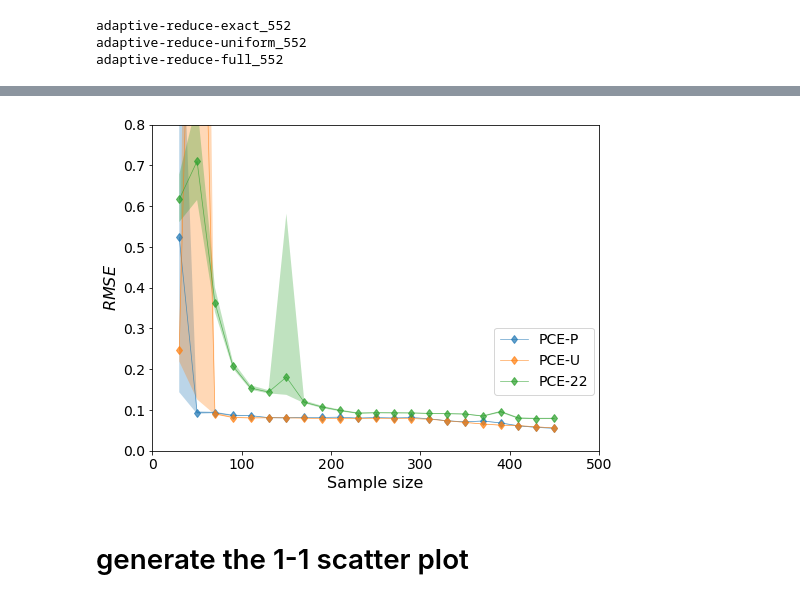
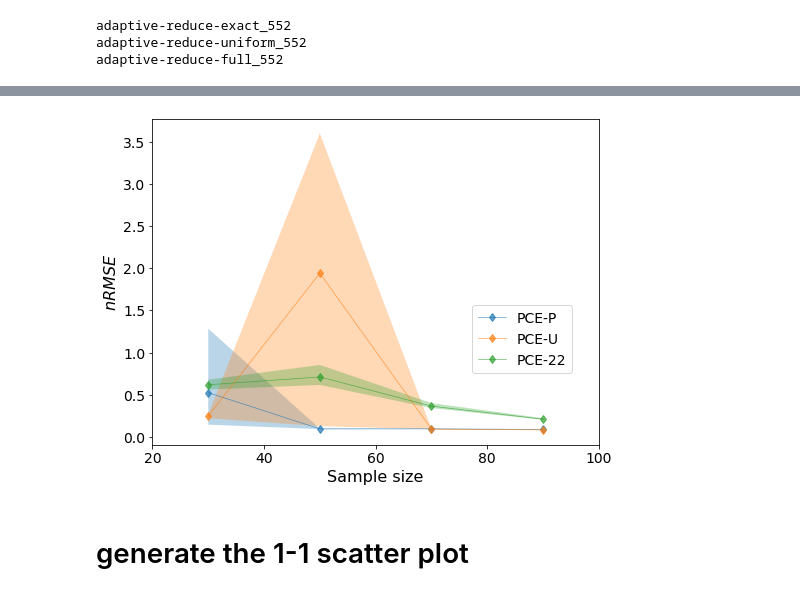
Before and after one commit to QianWanghhu/factor_fixing, a Jupyter notebook: qian_dev/PCE-performance.ipynb, the cells around one changed output, grey strips where cells are left out. Drawn from its saved outputs; the diff is of its cells as text; code cells hidden in the pictures.

Commit message:
Change the limit of y-axis for performance visualization

```diff
--- a/qian_dev/PCE-performance.ipynb
+++ b/qian_dev/PCE-performance.ipynb
@@ -72,26 +72,26 @@ df.tail(5)
 # %%
 # Plot RMSE vs sample size
 import matplotlib.ticker as mticker
 fig, axes = plt.subplots(nrows=1, ncols=1, sharey=True, figsize=(8, 6))
-index_plot = np.array(np.arange(0, df.shape[0], 2))
+index_plot = np.array(np.arange(0, 8, 2))
 xticks = [i for i in df['index'].values[index_plot]]
 ax1 = df.iloc[index_plot].plot(x='index', y=df.columns[[1, 4, 7]], kind='line', marker='d',
                 legend=False, logy=False, ax=axes, linewidth=0.7, alpha=0.7, logx=False)
 for k in range(3):
     ax1.fill_between(df.loc[index_plot, 'index'], df.iloc[index_plot][df.columns[3*k + 2]].values, df.iloc[index_plot][df.columns[3*k + 3]].values, alpha=0.3)
-ax1.legend(['PCE-P', 'PCE-U', 'PCE-22'], bbox_to_anchor=(0.75, 0.15), fontsize=14) # 'PCE-U',
-ax1.set_ylabel(r'$RMSE$', fontsize = 16);
+ax1.legend(['PCE-P', 'PCE-U', 'PCE-22'], bbox_to_anchor=(0.7, 0.2), fontsize=14) # 'PCE-U',
+ax1.set_ylabel(r'$nRMSE$', fontsize = 16);
 ax1.set_xlabel('Sample size', fontsize = 16);
-ax1.set_ylim(0, 0.8)
-ax1.set_xlim(0, 500)
+# ax1.set_ylim(0, 0.5)
+ax1.set_xlim(20, 100)
 ax1.set_xticklabels(xticks, fontsize=12);
 # ticks_loc = ax1.get_yticks().tolist()
 # ax1.yaxis.set_major_locator(mticker.FixedLocator(ticks_loc))
-ax1.set_yticklabels([np.round(i, 1) for i in ax1.get_yticks()], fontsize=14);
+ax1.set_yticklabels([np.round(i, 2) for i in ax1.get_yticks()], fontsize=14);
 ax1.set_xticklabels([int(i) for i in ax1.get_xticks()], fontsize=14);
-plt.savefig(f'{output_path}/figure/adaptive_independent_validation_panel_1.png', dpi=300, format='png')
+plt.savefig(f'{output_path}/figure/adaptive_independent_validation_panel_2.png', dpi=300, format='png')
 # %% [output]
-[figure, old version]
+[figure, new version]
 # %% [markdown]
 # generate the 1-1 scatter plot
 # %%
```
Also changed, not shown: parts of 1 cell of this notebook.
